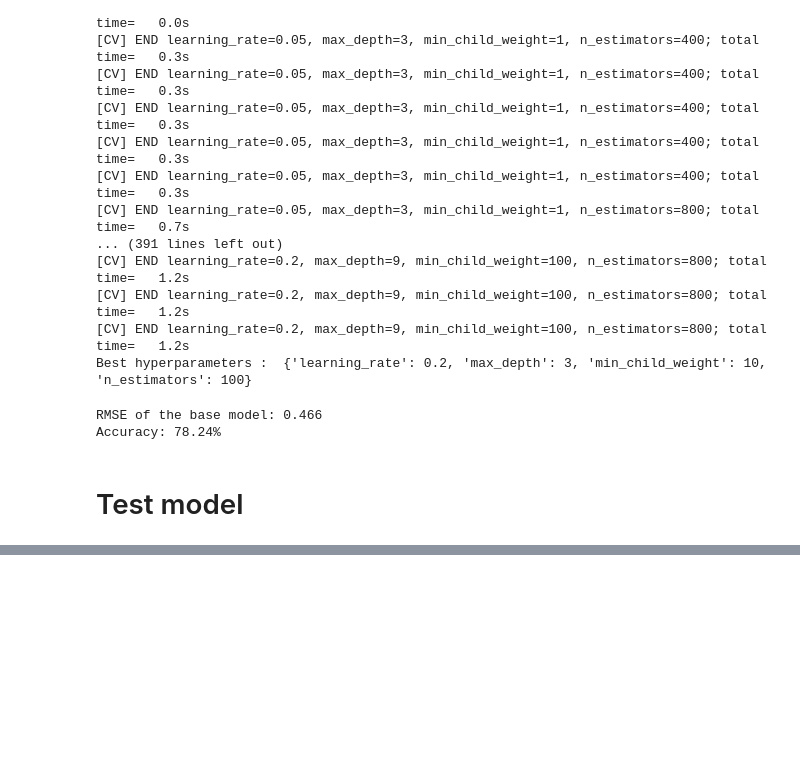
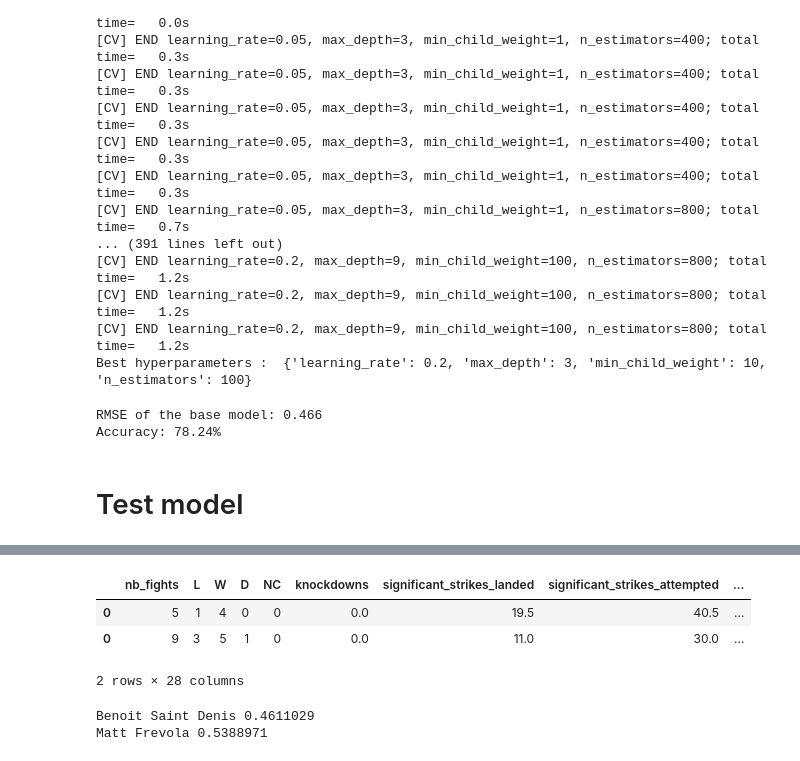
Before and after one commit to HugoGaquere/MMA-prediction, a Jupyter notebook: xgboost_training.ipynb, the cells around one changed output, grey strips where cells are left out. Saved outputs shown, nothing was run; the diff lists cells and outputs as text; code cells hidden in the pictures; blank space fills up the shorter version.

```diff
--- a/xgboost_training.ipynb
+++ b/xgboost_training.ipynb
@@ -186,2 +208,11 @@ predict_fight('Conor McGregor', 'Benoit Saint Denis')
 Conor McGregor 0.6735128
 Benoit Saint Denis 0.3264872
+# %%
+predict_fight('Benoit Saint Denis', 'Matt Frevola')
+# %% [output]
+|  | nb_fights | L | W | D | NC | knockdowns | significant_strikes_landed | significant_strikes_attempted | ... |
+| 0 | 5 | 1 | 4 | 0 | 0 | 0.0 | 19.5 | 40.5 | ... |
+| 0 | 9 | 3 | 5 | 1 | 0 | 0.0 | 11.0 | 30.0 | ... |
+2 rows × 28 columns
+Benoit Saint Denis 0.4611029
+Matt Frevola 0.5388971
```
Also changed, not shown: parts of 3 cells of this notebook, 1 other file.
